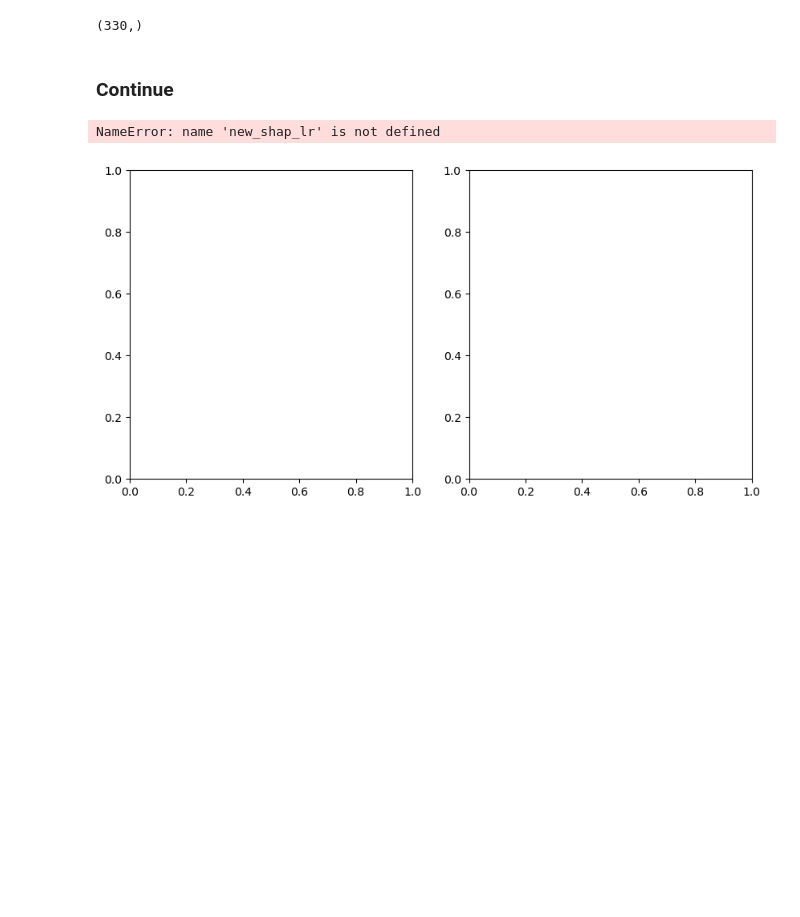
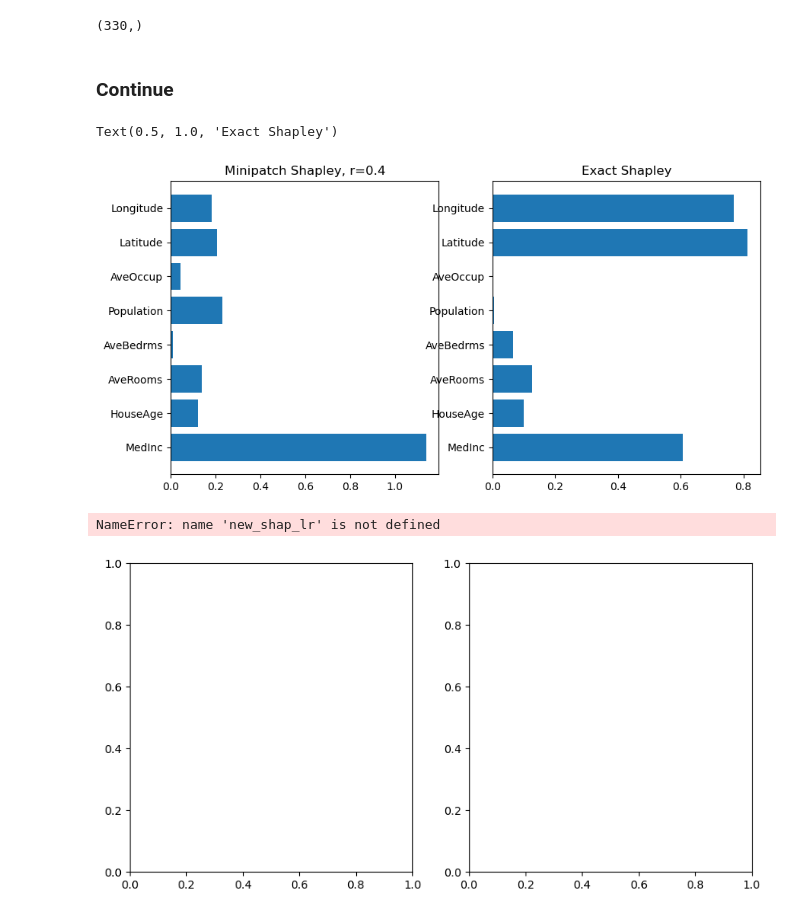
Before and after one commit to erialc-cal/ShapleyMP, a Jupyter notebook: Exp_CaliforniaHousingDataset.ipynb, the cells around one changed output. Cells and saved outputs as stored; diff of their text form; code cells hidden in the pictures; blank space fills up the shorter version.

```diff
--- a/Exp_CaliforniaHousingDataset.ipynb
+++ b/Exp_CaliforniaHousingDataset.ipynb
@@ -230,0 +283,4 @@ $$\hat{\phi}_{j} = \frac{1}{d} \sum_{u \subset [d]\setminus\{j\}} {{d-1}\choose{
+# %%
+res = minipatch_regression_loo(X_arr, y_arr, model, x_ratio=0.2, B=1000, plot_prop=False)
+# %%
+X_test = X_arr[np.where(in_mp_loo == True)[1],:] # from minipatch
@@ -230,0 +289,30 @@ $$\hat{\phi}_{j} = \frac{1}{d} \sum_{u \subset [d]\setminus\{j\}} {{d-1}\choose{
+# %%
+
+def shapley_mp(target_feature, res):
+    pred, in_mp_obs, in_mp_loo, in_mp_feature = res
+    pred = np.array(pred)
+    n = np.sum(in_mp_obs, axis=1)[0]
+    all_features = np.unique(in_mp_feature,axis=0) # get all features sampled in MPs
+    # all_features is now one-hot encoding of the positions
+    features_target = all_features[np.where(all_features[:,target_feature]==False)] # ohe for the feature subsets that exclude target feature
+    dk = features_target.shape[0]
+    d = all_features.shape[0]
+
+    diff = []
+    for row in features_target[:2]:
+        val_diff = 0
+        row_j = row.copy()
+        row_j[target_feature] = True
+
+        # get in in_mp_feature the corresponding elements
+        mask = np.all(in_mp_feature == row, axis=1)
+        mask_j =  np.all(in_mp_feature == row_j, axis=1)
+        if in_mp_feature[mask_j].shape[0] == 0:
+            pass
+        else:
+            mu_k = np.mean(pred[mask,:,0],axis=0)
+            mu_j = np.mean(pred[mask_j,:,0], axis=0)
+        val_diff = mu_j - mu_k
+        diff.append(dk/binom(dk-1,sum(row)) * val_diff)
+    shapley_j = sum(diff)
+    return shapley_j
@@ -339,9 +435,19 @@ def mp_value(feature_subset, pred, in_mp_obs, in_mp_feature, holdout_feature):
 # %% [markdown]
 ### Continue
 # %%
-new_shap = np.zeros((Xi.shape))
-for i in range(Xi.shape[1]):
+new_shap = np.zeros((X_test.shape))
+for i in range((X_test).shape[1]):
     new_shap[:,i] = shapley_mp(i, res)
+# %%
+x_ratio=0.4
+fig, ax = plt.subplots(1,2, figsize=(10,5))
+ax[0].barh(X.columns, np.mean(np.abs(new_shap),axis=0))
+ax[0].set_title('Minipatch Shapley, r={}'.format(x_ratio))
+ax[1].barh(X.columns, np.mean(np.abs(shap_values_lr.values),axis=0))
+ax[1].set_title('Exact Shapley')
+# %% [output]
+Text(0.5, 1.0, 'Exact Shapley')
+[figure, added]
 # %%
 res = minipatch_regression(X_arr, y_arr, X_test, model, 0.2, 100)
 shap100 = mp_shapley(X_test, res)
```
Also changed, not shown: parts of 11 cells of this notebook, 4 other files.
